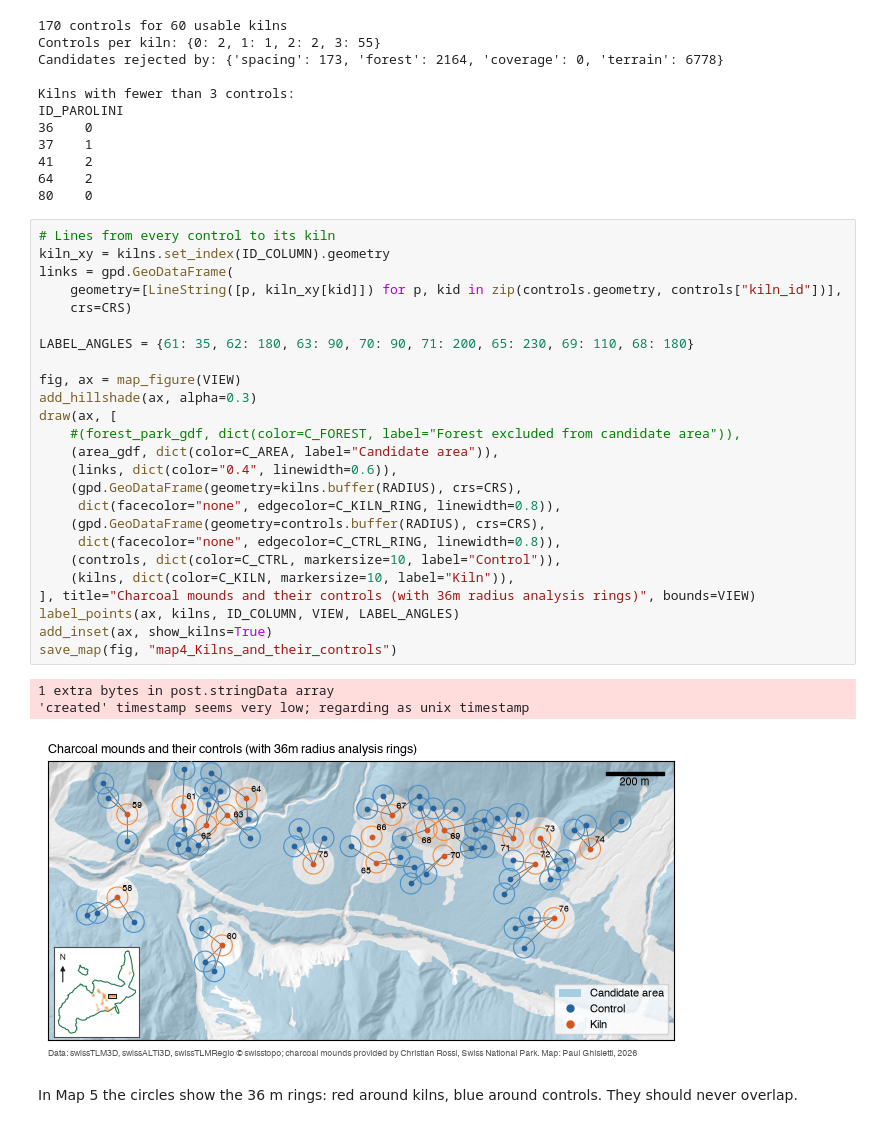
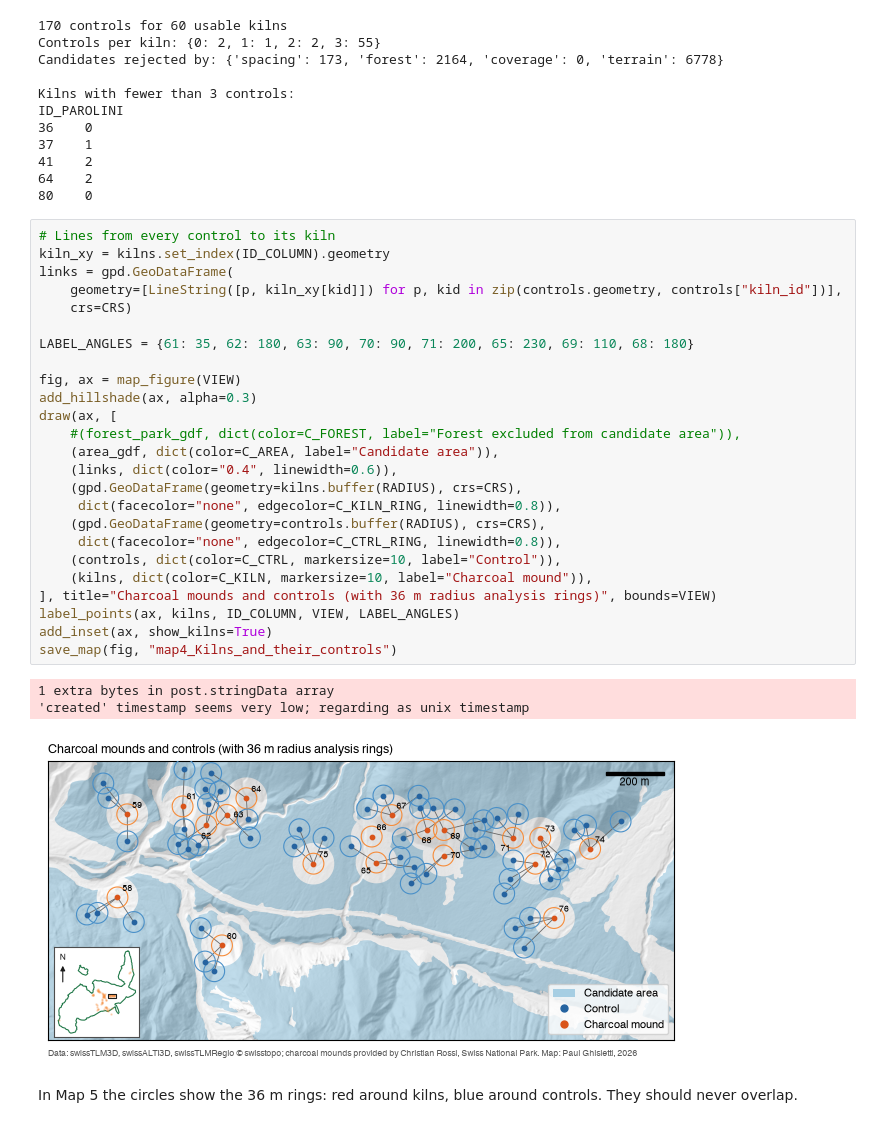
Before and after one commit to fabianott/GEO-715-Project, a Jupyter notebook: new testfolder/control_points.ipynb, the cells around one changed output. Saved outputs shown, nothing was run; the diff lists cells and outputs as text.

```diff
--- a/new testfolder/control_points.ipynb
+++ b/new testfolder/control_points.ipynb
@@ -596,32 +594,32 @@ ID_PAROLINI
 # %%
 # Lines from every control to its kiln
 kiln_xy = kilns.set_index(ID_COLUMN).geometry
 links = gpd.GeoDataFrame(
     geometry=[LineString([p, kiln_xy[kid]]) for p, kid in zip(controls.geometry, controls["kiln_id"])],
     crs=CRS)
 
 LABEL_ANGLES = {61: 35, 62: 180, 63: 90, 70: 90, 71: 200, 65: 230, 69: 110, 68: 180}
 
 fig, ax = map_figure(VIEW)
 add_hillshade(ax, alpha=0.3)
 draw(ax, [
     #(forest_park_gdf, dict(color=C_FOREST, label="Forest excluded from candidate area")),
     (area_gdf, dict(color=C_AREA, label="Candidate area")),
     (links, dict(color="0.4", linewidth=0.6)),
     (gpd.GeoDataFrame(geometry=kilns.buffer(RADIUS), crs=CRS),
      dict(facecolor="none", edgecolor=C_KILN_RING, linewidth=0.8)),
     (gpd.GeoDataFrame(geometry=controls.buffer(RADIUS), crs=CRS),
      dict(facecolor="none", edgecolor=C_CTRL_RING, linewidth=0.8)),
     (controls, dict(color=C_CTRL, markersize=10, label="Control")),
-    (kilns, dict(color=C_KILN, markersize=10, label="Kiln")),
-], title="Charcoal mounds and their controls (with 36m radius analysis rings)", bounds=VIEW)
+    (kilns, dict(color=C_KILN, markersize=10, label="Charcoal mound")),
+], title="Charcoal mounds and controls (with 36 m radius analysis rings)", bounds=VIEW)
 label_points(ax, kilns, ID_COLUMN, VIEW, LABEL_ANGLES)
 add_inset(ax, show_kilns=True)
 save_map(fig, "map4_Kilns_and_their_controls")
 # %% [output]
 1 extra bytes in post.stringData array
 'created' timestamp seems very low; regarding as unix timestamp
-[figure, old version]
+[figure, new version]
 # %% [markdown]
 In Map 5 the circles show the 36 m rings: red around kilns, blue around controls. They should never overlap.
 # %% [markdown]
```
Also changed, not shown: parts of 3 cells of this notebook, 30 other files.
